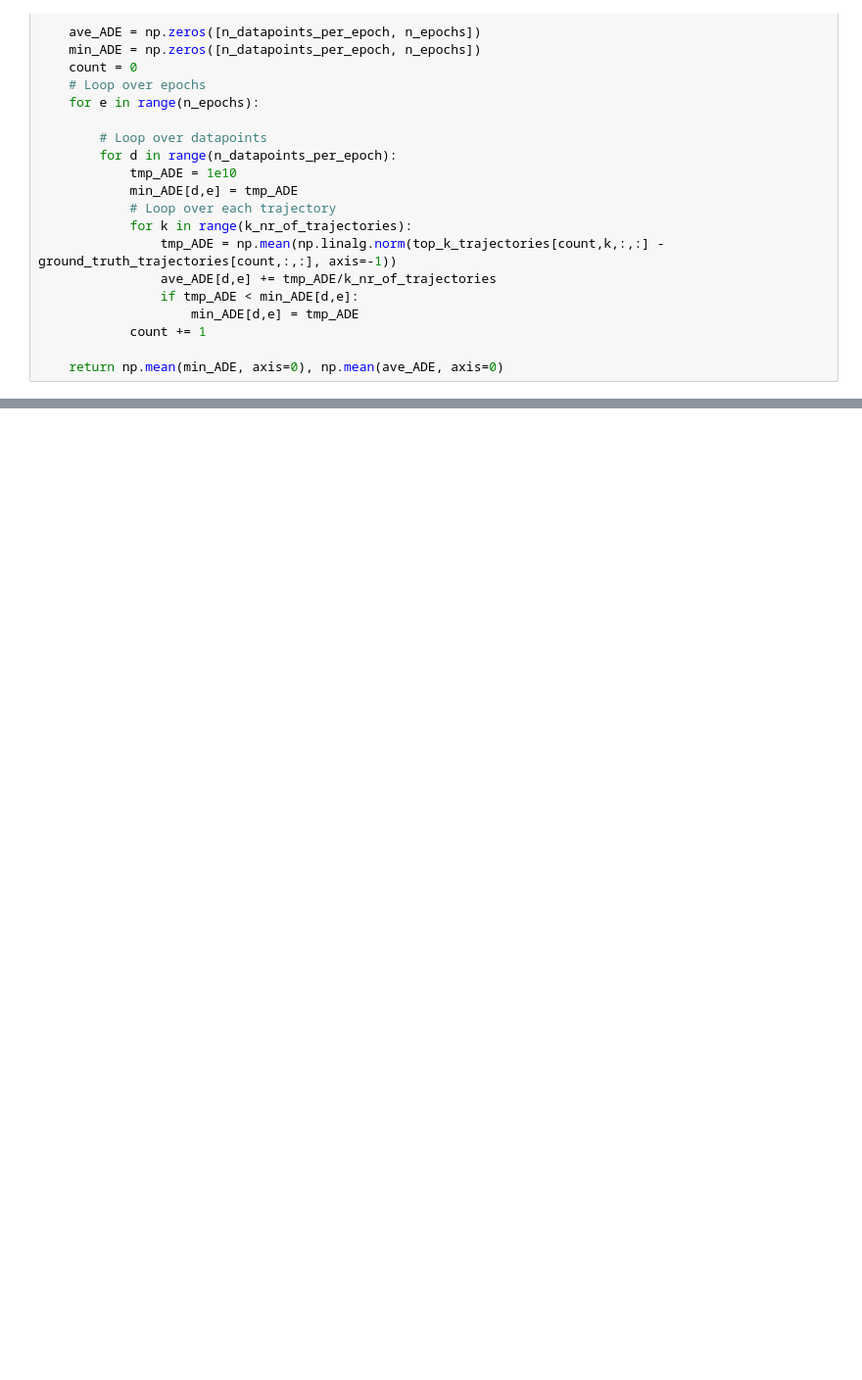
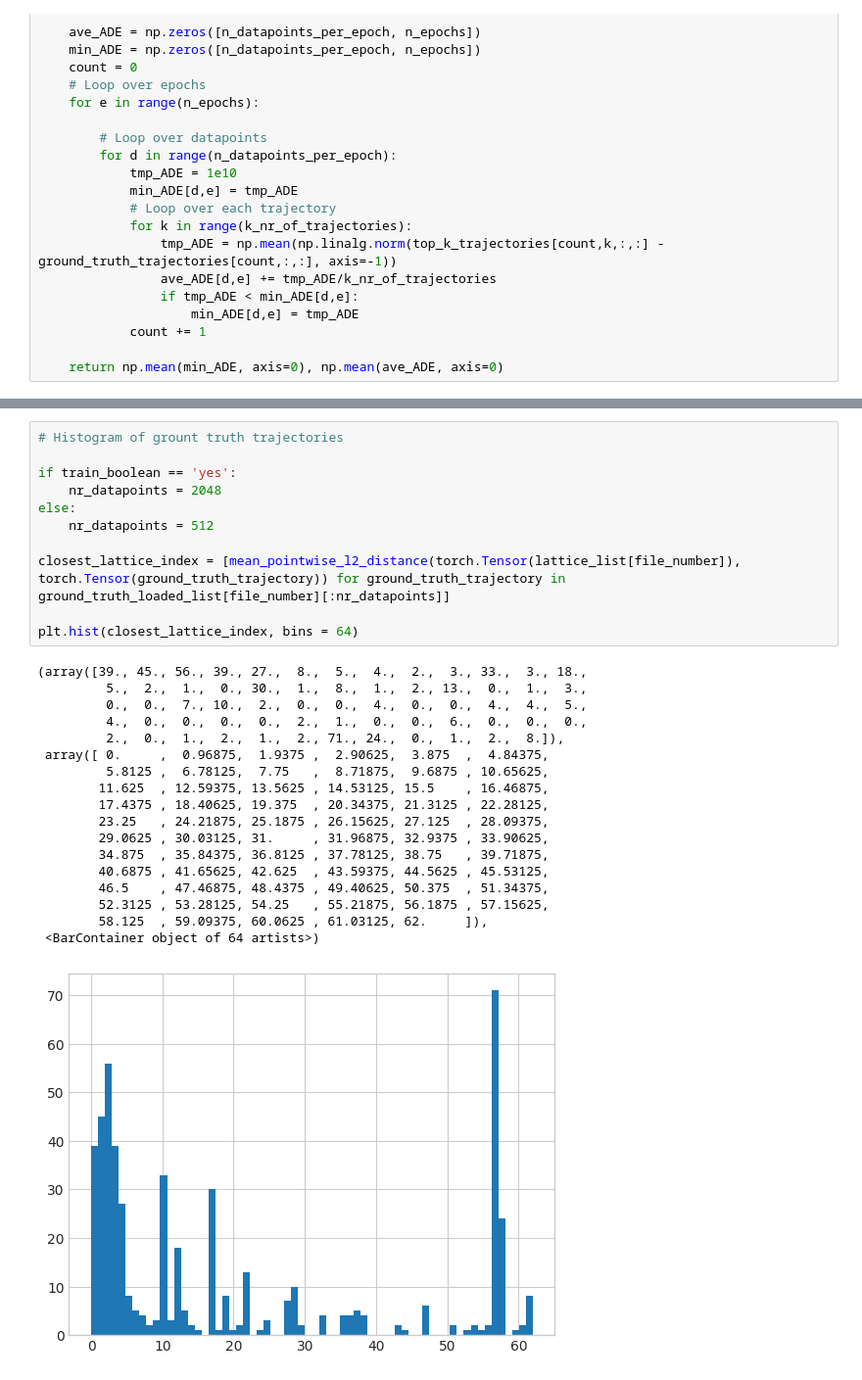
Before and after one commit to dolander1/nuscenes_dolander1, a Jupyter notebook: python-sdk/tutorials/DanielNotebook.ipynb, the cells around one changed output, grey strips where cells are left out. Shown at 98% size. Cells and saved outputs as stored; diff of their text form; blank space fills up the shorter version.

```diff
--- a/python-sdk/tutorials/DanielNotebook.ipynb
+++ b/python-sdk/tutorials/DanielNotebook.ipynb
@@ -351,0 +374,30 @@ plt.show()
+# %%
+# Histogram of grount truth trajectories
+
+if train_boolean == 'yes':
+    nr_datapoints = 2048
+else:
+    nr_datapoints = 512
+
+closest_lattice_index = [mean_pointwise_l2_distance(torch.Tensor(lattice_list[file_number]), torch.Tensor(ground_truth_trajectory)) for ground_truth_trajectory in ground_truth_loaded_list[file_number][:nr_datapoints]]
+
+plt.hist(closest_lattice_index, bins = 64)
+# %% [output]
+(array([39., 45., 56., 39., 27.,  8.,  5.,  4.,  2.,  3., 33.,  3., 18.,
+         5.,  2.,  1.,  0., 30.,  1.,  8.,  1.,  2., 13.,  0.,  1.,  3.,
+         0.,  0.,  7., 10.,  2.,  0.,  0.,  4.,  0.,  0.,  4.,  4.,  5.,
+         4.,  0.,  0.,  0.,  0.,  2.,  1.,  0.,  0.,  6.,  0.,  0.,  0.,
+         2.,  0.,  1.,  2.,  1.,  2., 71., 24.,  0.,  1.,  2.,  8.]),
+ array([ 0.     ,  0.96875,  1.9375 ,  2.90625,  3.875  ,  4.84375,
+         5.8125 ,  6.78125,  7.75   ,  8.71875,  9.6875 , 10.65625,
+        11.625  , 12.59375, 13.5625 , 14.53125, 15.5    , 16.46875,
+        17.4375 , 18.40625, 19.375  , 20.34375, 21.3125 , 22.28125,
+        23.25   , 24.21875, 25.1875 , 26.15625, 27.125  , 28.09375,
+        29.0625 , 30.03125, 31.     , 31.96875, 32.9375 , 33.90625,
+        34.875  , 35.84375, 36.8125 , 37.78125, 38.75   , 39.71875,
+        40.6875 , 41.65625, 42.625  , 43.59375, 44.5625 , 45.53125,
+        46.5    , 47.46875, 48.4375 , 49.40625, 50.375  , 51.34375,
+        52.3125 , 53.28125, 54.25   , 55.21875, 56.1875 , 57.15625,
+        58.125  , 59.09375, 60.0625 , 61.03125, 62.     ]),
+ <BarContainer object of 64 artists>)
+[figure, added]
```
Also changed, not shown: parts of 5 cells of this notebook.
